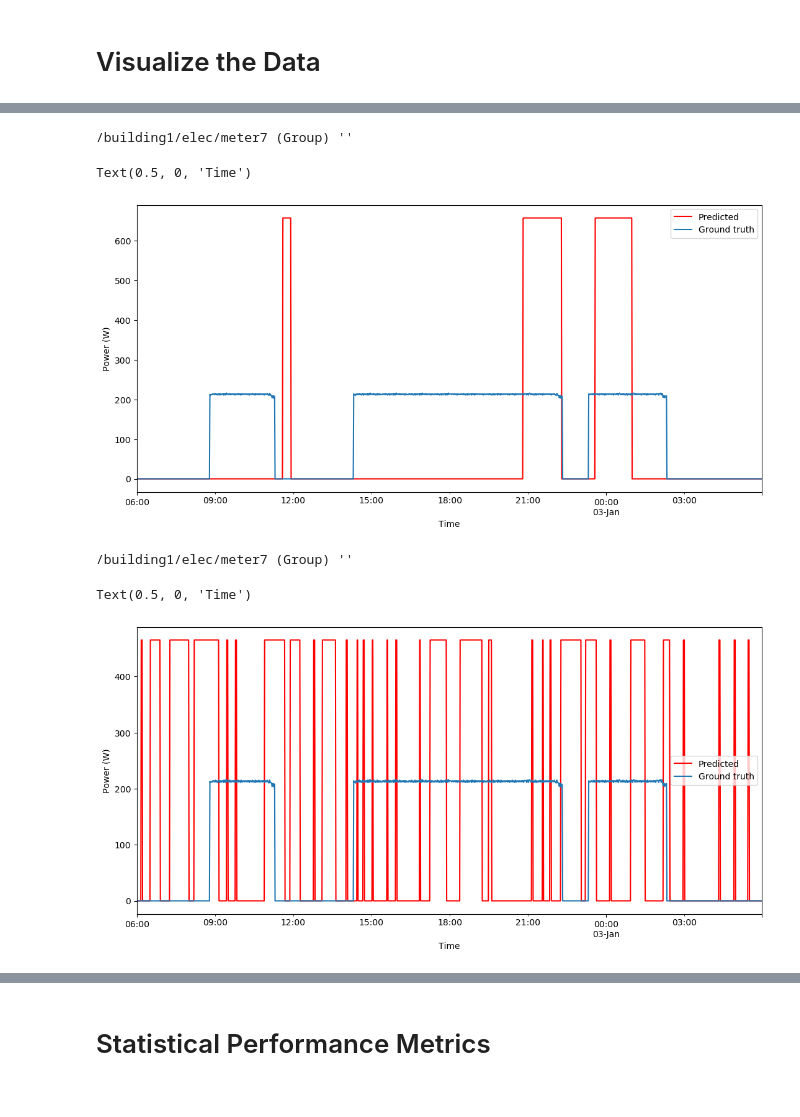
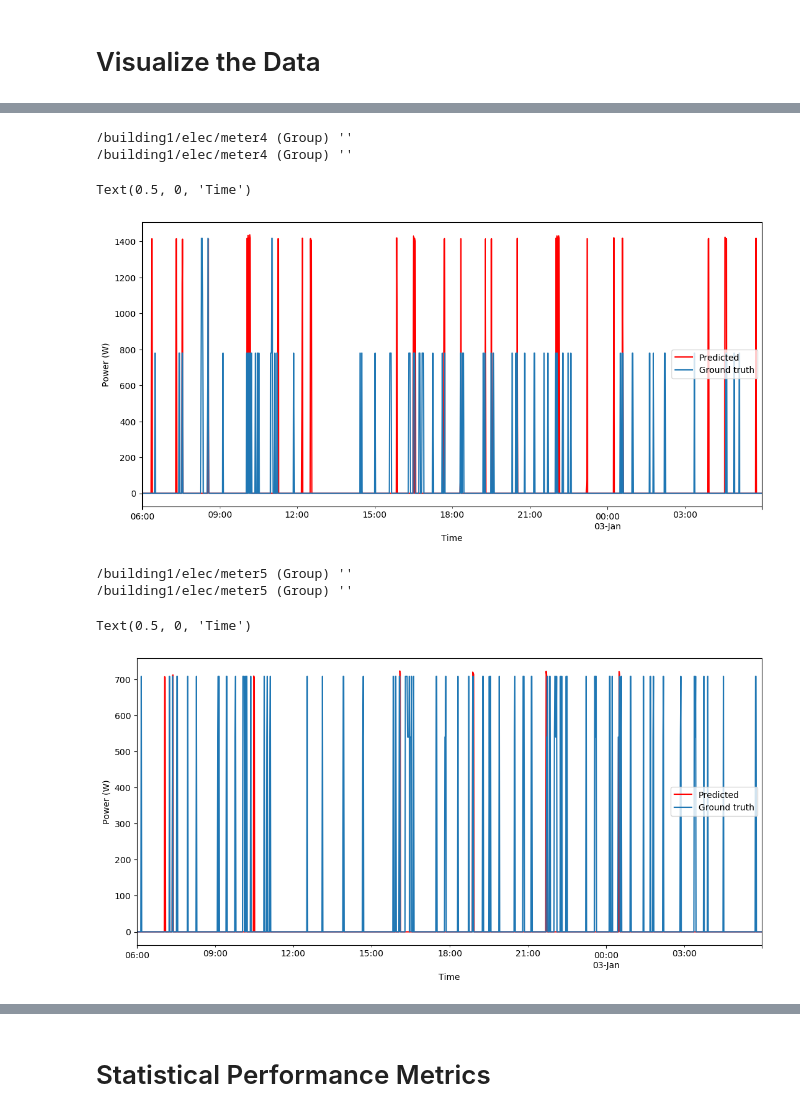
Before and after one commit to moorl007/SeniorProject, a Jupyter notebook: FHMM/FHMM_Performance_Analysis.ipynb, the cells around one changed output, grey strips where cells are left out. Saved outputs shown, nothing was run; the diff lists cells and outputs as text; code cells hidden in the pictures.

```diff
--- a/FHMM/FHMM_Performance_Analysis.ipynb
+++ b/FHMM/FHMM_Performance_Analysis.ipynb
@@ -85,2 +69,5 @@ Best Matched Pair is (6, (7, 1, 'Senior Design Dataset'))
+# %%
+pred_data = DataSet('output.h5')
+pred_elec = pred_data.buildings[1].elec
 # %%
 print(test_elec)
@@ -113,11 +115,10 @@ Text(0.5, 0, 'Time')
 # %%
-instance = 2
+df_pred = next(pred_elec['kettle', 1].load())
+df_gt = next(test_elec['kettle', 1].load())
 
-df_index = 1
-df_pred = next(test_elec[instance_dict[instance], 1].load())
-merged_df = pd.merge(df[df_index], df_pred, left_index=True, right_index=True)
-merged_df[df_index].plot(c='r')
-merged_df['power', 'apparent'].plot()
+merged_df = pd.merge(df_pred, df_gt, left_index=True, right_index=True)
+merged_df['power_y', 'apparent'].plot(c='r')
+merged_df['power_x', 'apparent'].plot()
 plt.legend(["Predicted", "Ground truth"])
 plt.ylabel("Power (W)")
 plt.xlabel("Time")
@@ -128,31 +130,31 @@ Text(0.5, 0, 'Time')
 # %%
-instance = 7
+df_pred = next(pred_elec['microwave', 1].load())
+df_gt = next(test_elec['microwave', 1].load())
 
-df_index = 2
-df_pred = next(test_elec[instance_dict[instance], 1].load())
-merged_df = pd.merge(df[df_index], df_pred, left_index=True, right_index=True)
-merged_df[df_index].plot(c='r')
-merged_df['power', 'apparent'].plot()
+merged_df = pd.merge(df_pred, df_gt, left_index=True, right_index=True)
+merged_df['power_y', 'apparent'].plot(c='r')
+merged_df['power_x', 'apparent'].plot()
 plt.legend(["Predicted", "Ground truth"])
 plt.ylabel("Power (W)")
 plt.xlabel("Time")
 # %% [output]
-/building1/elec/meter7 (Group) ''
+/building1/elec/meter4 (Group) ''
+/building1/elec/meter4 (Group) ''
 Text(0.5, 0, 'Time')
-[figure, old version]
+[figure, new version]
 # %%
-instance = 7
+df_pred = next(pred_elec['toaster', 1].load())
+df_gt = next(test_elec['toaster', 1].load())
 
-df_index = 3
-df_pred = next(test_elec[instance_dict[instance], 1].load())
-merged_df = pd.merge(df[df_index], df_pred, left_index=True, right_index=True)
-merged_df[df_index].plot(c='r')
-merged_df['power', 'apparent'].plot()
+merged_df = pd.merge(df_pred, df_gt, left_index=True, right_index=True)
+merged_df['power_y', 'apparent'].plot(c='r')
+merged_df['power_x', 'apparent'].plot()
 plt.legend(["Predicted", "Ground truth"])
 plt.ylabel("Power (W)")
 plt.xlabel("Time")
 # %% [output]
-/building1/elec/meter7 (Group) ''
+/building1/elec/meter5 (Group) ''
+/building1/elec/meter5 (Group) ''
 Text(0.5, 0, 'Time')
-[figure, old version]
+[figure, new version]
 # %%
```
Also changed, not shown: parts of 12 cells of this notebook, 1 other file.
